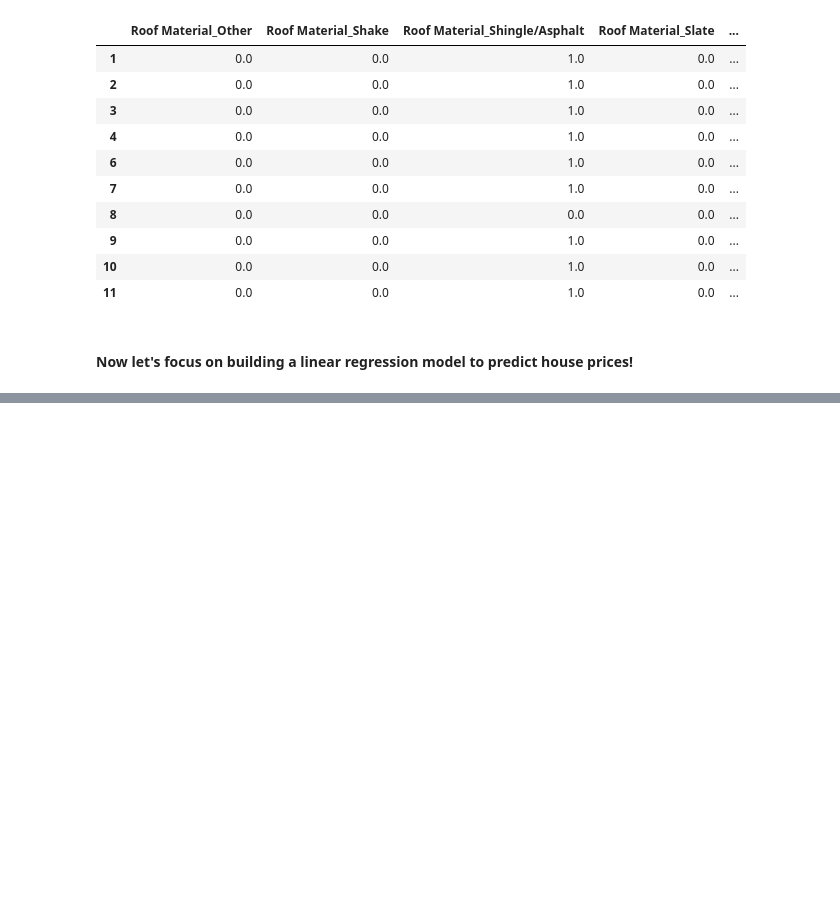
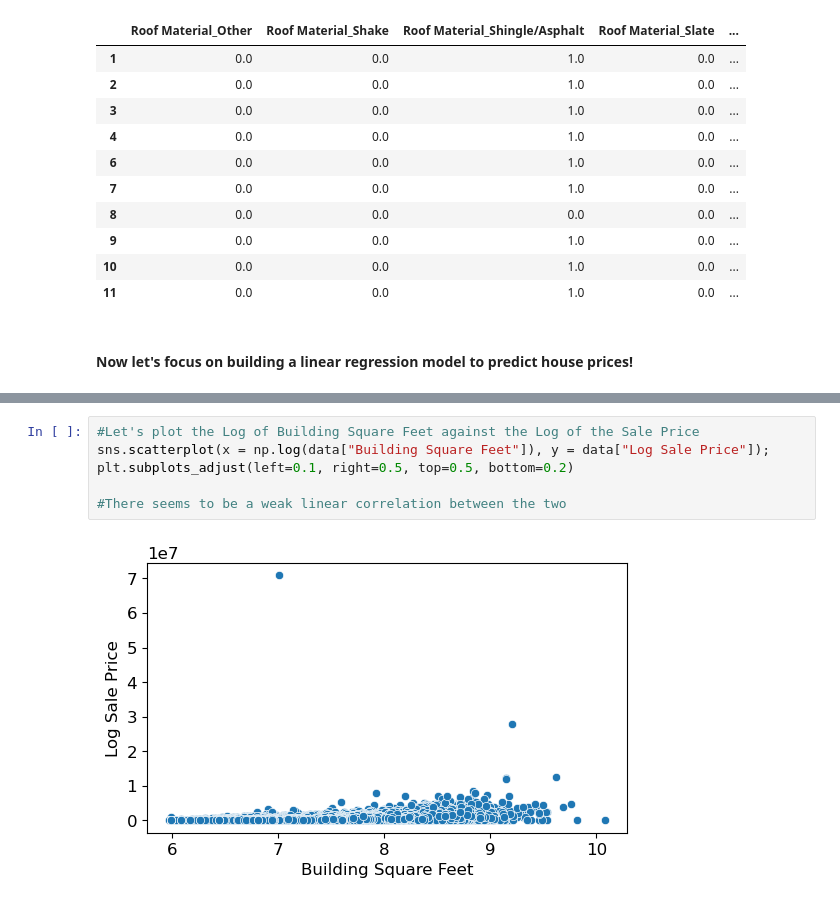
Before and after one commit to brandonconcepcion/Prophecy-of-Properties, a Jupyter notebook: Notebook.ipynb, the cells around one changed output, grey strips where cells are left out. Drawn from its saved outputs; the diff is of its cells as text; blank space fills up the shorter version.

```diff
--- a/Notebook.ipynb
+++ b/Notebook.ipynb
@@ -576,0 +1054,8 @@ training_data_ohe.filter(regex='^Roof Material_').head(10)
+# %%
+#Let's plot the Log of Building Square Feet against the Log of the Sale Price
+sns.scatterplot(x = np.log(data["Building Square Feet"]), y = data["Log Sale Price"]);
+plt.subplots_adjust(left=0.1, right=0.5, top=0.5, bottom=0.2)
+
+#There seems to be a weak linear correlation between the two
+# %% [output]
+[figure, added]
```
Also changed, not shown: parts of 46 cells of this notebook, 5 other files.
